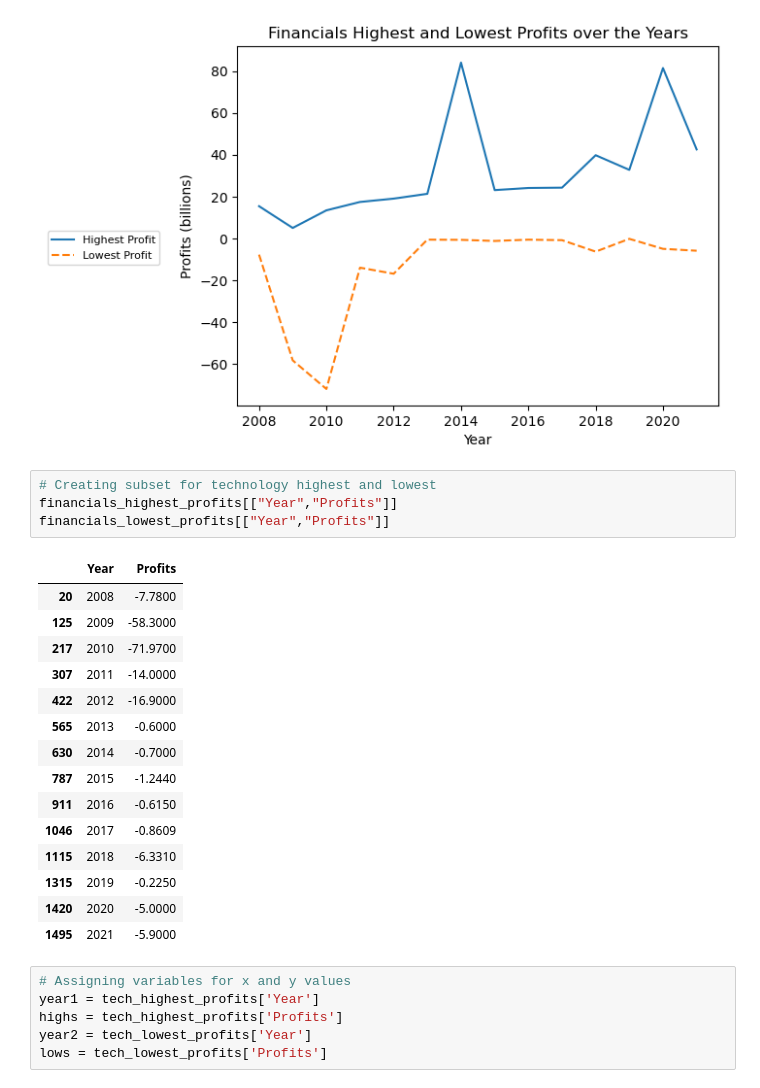
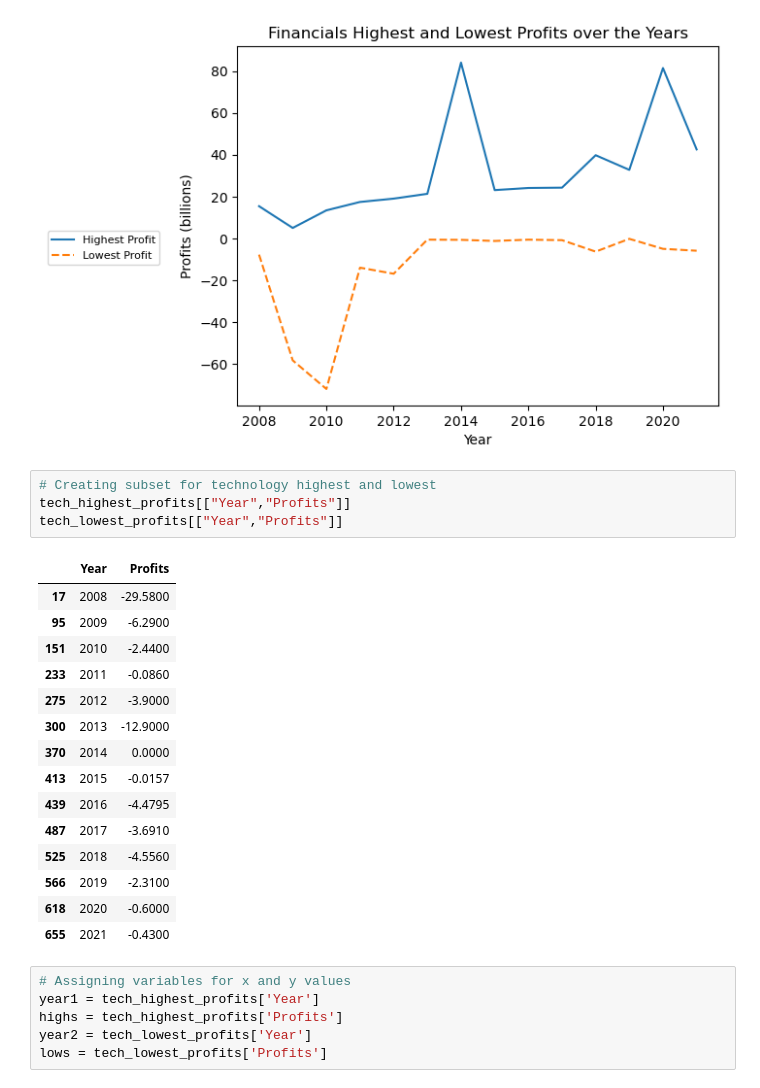
Before and after one commit to Arayavisual/Giant_Losers, a Jupyter notebook: Forbes 2008 - 2021 JL2 from DG9.ipynb, the cells around one changed output. Saved outputs shown, nothing was run; the diff lists cells and outputs as text.

```diff
--- a/Forbes 2008 - 2021 JL2 from DG9.ipynb
+++ b/Forbes 2008 - 2021 JL2 from DG9.ipynb
@@ -1010,24 +1003,24 @@ plt.legend(bbox_to_anchor=(-0.15, .5), fontsize=8)
 [figure]
 # %%
 # Creating subset for technology highest and lowest
-financials_highest_profits[["Year","Profits"]]
-financials_lowest_profits[["Year","Profits"]]
+tech_highest_profits[["Year","Profits"]]
+tech_lowest_profits[["Year","Profits"]]
 # %% [output]
 |  | Year | Profits |
-| 20 | 2008 | -7.7800 |
-| 125 | 2009 | -58.3000 |
-| 217 | 2010 | -71.9700 |
-| 307 | 2011 | -14.0000 |
-| 422 | 2012 | -16.9000 |
-| 565 | 2013 | -0.6000 |
-| 630 | 2014 | -0.7000 |
-| 787 | 2015 | -1.2440 |
-| 911 | 2016 | -0.6150 |
-| 1046 | 2017 | -0.8609 |
-| 1115 | 2018 | -6.3310 |
-| 1315 | 2019 | -0.2250 |
-| 1420 | 2020 | -5.0000 |
-| 1495 | 2021 | -5.9000 |
+| 17 | 2008 | -29.5800 |
+| 95 | 2009 | -6.2900 |
+| 151 | 2010 | -2.4400 |
+| 233 | 2011 | -0.0860 |
+| 275 | 2012 | -3.9000 |
+| 300 | 2013 | -12.9000 |
+| 370 | 2014 | 0.0000 |
+| 413 | 2015 | -0.0157 |
+| 439 | 2016 | -4.4795 |
+| 487 | 2017 | -3.6910 |
+| 525 | 2018 | -4.5560 |
+| 566 | 2019 | -2.3100 |
+| 618 | 2020 | -0.6000 |
+| 655 | 2021 | -0.4300 |
 # %%
 # Assigning variables for x and y values
 year1 = tech_highest_profits['Year']
```
Also changed, not shown: parts of 13 cells of this notebook, 1 other file.
